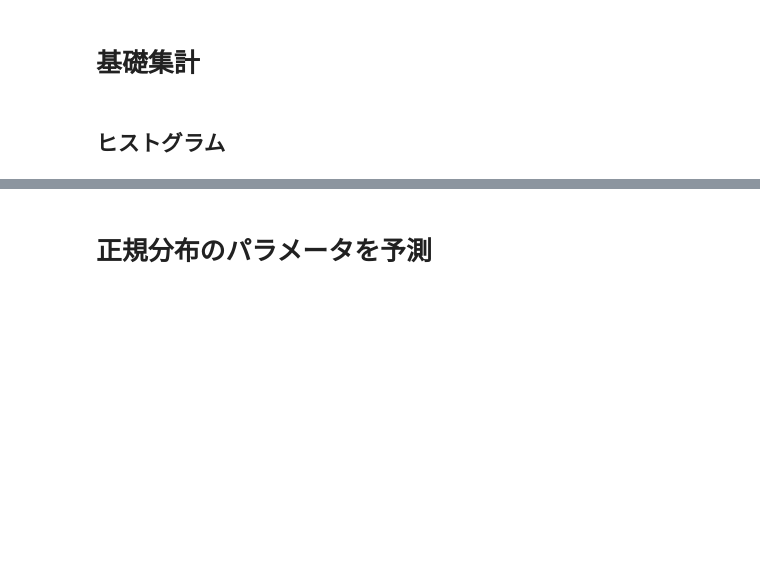
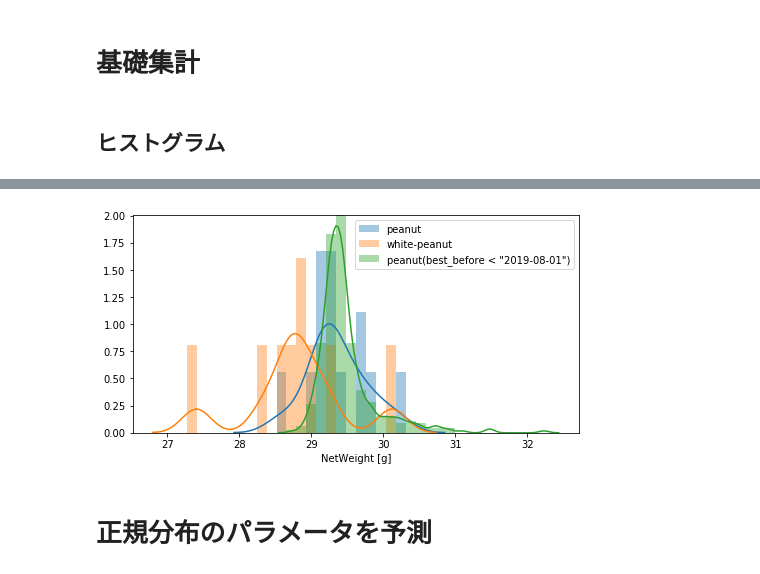
Before and after one commit to tok41/choco-ball-statistics, a Jupyter notebook: analysis/jupyter/compare-net-weight.ipynb, the cells around one changed output, grey strips where cells are left out. Cells and saved outputs as stored; diff of their text form; code cells hidden in the pictures; blank space fills up the shorter version.

```diff
--- a/analysis/jupyter/compare-net-weight.ipynb
+++ b/analysis/jupyter/compare-net-weight.ipynb
@@ -68,0 +69,5 @@ fig.savefig("weight_histogram.png")
+# %%
+data_o = data.query('best_before < "2019-08-01"')
+data_n = data.query('best_before >= "2019-08-01"')
+print(data_o.groupby(['taste']).count()['weight'])
+print(data_n.groupby(['taste']).count()['weight'])
@@ -69,3 +82,19 @@ fig.savefig("weight_histogram.png")
+# %%
+fig = plt.figure(figsize=(8, 4))
+ax = fig.subplots(1, 1)
+
+bins_p = np.linspace(27, 31, 30)
+grp_n = data_n.groupby(['taste'])
+grp_o = data_o.groupby(['taste'])
+for key, value in grp_n:
+    sns.distplot(value["net_weight"], bins=bins_p, hist=True, label=taste_name[key], ax=ax)
+for key, value in grp_o:
+    sns.distplot(value["net_weight"], bins=bins_p, hist=True, label='{}(best_before < "2019-08-01")'.format(taste_name[key]), ax=ax)
+ax.set_xlabel("NetWeight [g]")
+ax.legend()
+fig.savefig("weight_histogram.png")
+# %% [output]
+[figure, added]
 # %% [markdown]
 # 正規分布のパラメータを予測
 # %% [markdown]
```
Also changed, not shown: parts of 10 cells of this notebook, 1 other file.
